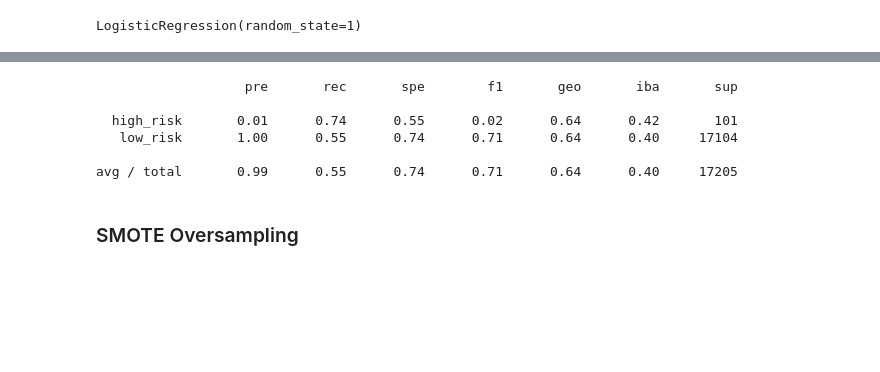
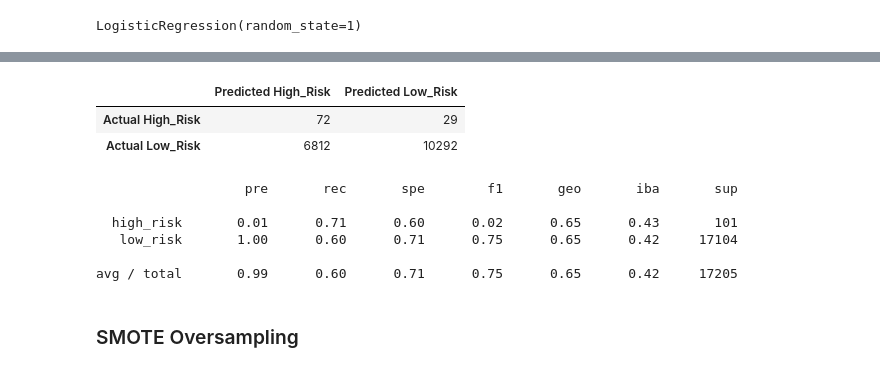
Before and after one commit to 1on1pt/Credit_Risk_Analysis, a Jupyter notebook: credit_risk_resampling.ipynb, the cells around one changed output, grey strips where cells are left out. Drawn from its saved outputs; the diff is of its cells as text; code cells hidden in the pictures; blank space fills up the shorter version.

```diff
--- a/credit_risk_resampling.ipynb
+++ b/credit_risk_resampling.ipynb
@@ -148,3 +148,7 @@ model = LogisticRegression(solver='lbfgs', random_state=1)
 model.fit(X_resampled, y_resampled)
 # %% [output]
 LogisticRegression(random_state=1)
+# %%
+# Calculate predictions
+y_pred = model.predict(X_test)
+y_pred
@@ -162,13 +165,29 @@ array([[  75,   26],
+# %%
+# Display the confusion matrix
+# YOUR CODE HERE
+from sklearn.metrics import confusion_matrix
+cm = confusion_matrix(y_test, y_pred)
+
+cm_df = pd.DataFrame(
+    cm, index=["Actual High_Risk", "Actual Low_Risk"], columns=["Predicted High_Risk", "Predicted Low_Risk"])
+
+cm_df
+# %% [output]
+|  | Predicted High_Risk | Predicted Low_Risk |
+| Actual High_Risk | 72 | 29 |
+| Actual Low_Risk | 6812 | 10292 |
 # %%
 # Print the imbalanced classification report
 # YOUR CODE HERE
+from imblearn.metrics import classification_report_imbalanced
+print(classification_report_imbalanced(y_test, y_pred))
 # %% [output]
                    pre       rec       spe        f1       geo       iba       sup
 
-  high_risk       0.01      0.74      0.55      0.02      0.64      0.42       101
-   low_risk       1.00      0.55      0.74      0.71      0.64      0.40     17104
+  high_risk       0.01      0.71      0.60      0.02      0.65      0.43       101
+   low_risk       1.00      0.60      0.71      0.75      0.65      0.42     17104
 
-avg / total       0.99      0.55      0.74      0.71      0.64      0.40     17205
+avg / total       0.99      0.60      0.71      0.75      0.65      0.42     17205
 # %% [markdown]
 ### SMOTE Oversampling
 # %%
```
Also changed, not shown: parts of 24 cells of this notebook.
